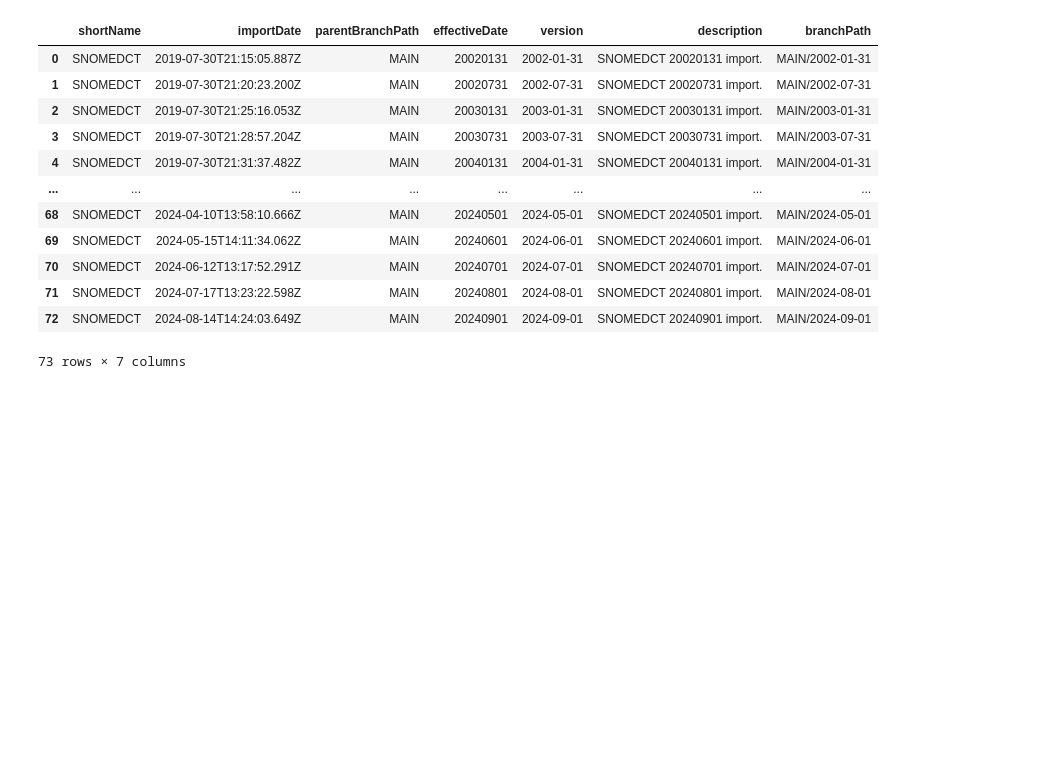
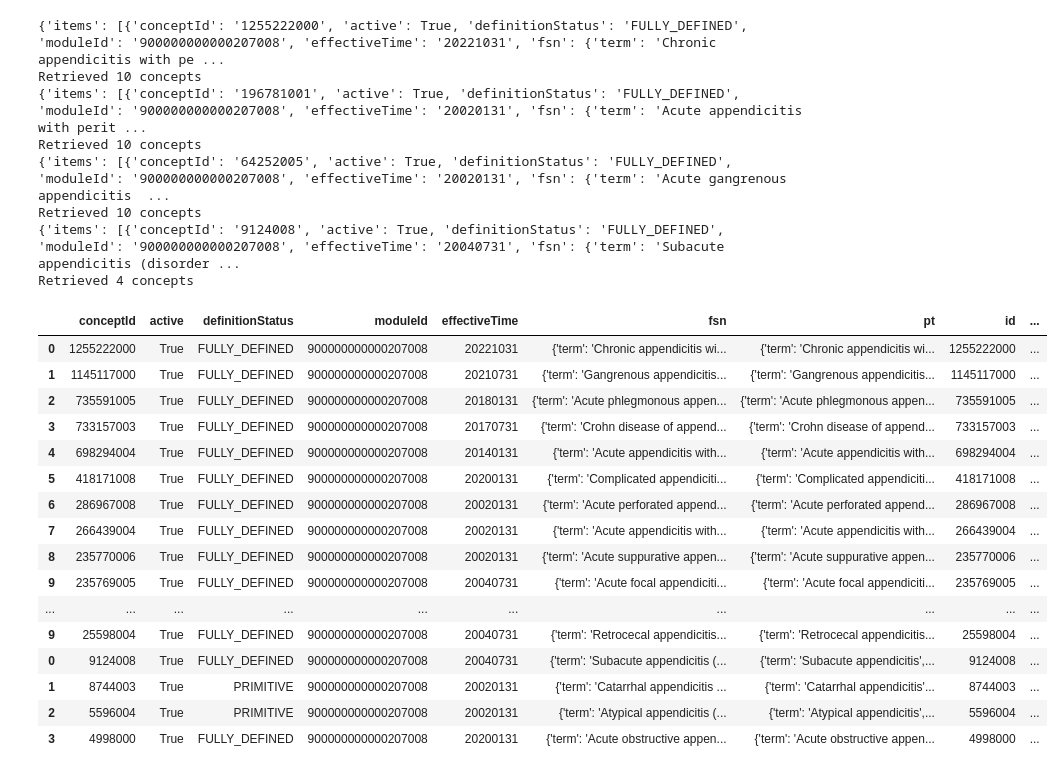
Before and after one commit to owen-dwyer/SNOquery, a Jupyter notebook: src/sandbox.ipynb, the cells around one changed output. Saved outputs shown, nothing was run; the diff lists cells and outputs as text; code cells hidden in the pictures; blank space fills up the shorter version.

Commit message:
Added querying functionality

```diff
--- a/src/sandbox.ipynb
+++ b/src/sandbox.ipynb
@@ -78,16 +125,0 @@ editions.head()
-# %%
-snomed_server.get_snomed_versions('SNOMEDCT')
-# %% [output]
-|  | shortName | importDate | parentBranchPath | effectiveDate | version | description | branchPath |
-| 0 | SNOMEDCT | 2019-07-30T21:15:05.887Z | MAIN | 20020131 | 2002-01-31 | SNOMEDCT 20020131 import. | MAIN/2002-01-31 |
-| 1 | SNOMEDCT | 2019-07-30T21:20:23.200Z | MAIN | 20020731 | 2002-07-31 | SNOMEDCT 20020731 import. | MAIN/2002-07-31 |
-| 2 | SNOMEDCT | 2019-07-30T21:25:16.053Z | MAIN | 20030131 | 2003-01-31 | SNOMEDCT 20030131 import. | MAIN/2003-01-31 |
-| 3 | SNOMEDCT | 2019-07-30T21:28:57.204Z | MAIN | 20030731 | 2003-07-31 | SNOMEDCT 20030731 import. | MAIN/2003-07-31 |
-| 4 | SNOMEDCT | 2019-07-30T21:31:37.482Z | MAIN | 20040131 | 2004-01-31 | SNOMEDCT 20040131 import. | MAIN/2004-01-31 |
-| ... | ... | ... | ... | ... | ... | ... | ... |
-| 68 | SNOMEDCT | 2024-04-10T13:58:10.666Z | MAIN | 20240501 | 2024-05-01 | SNOMEDCT 20240501 import. | MAIN/2024-05-01 |
-| 69 | SNOMEDCT | 2024-05-15T14:11:34.062Z | MAIN | 20240601 | 2024-06-01 | SNOMEDCT 20240601 import. | MAIN/2024-06-01 |
-| 70 | SNOMEDCT | 2024-06-12T13:17:52.291Z | MAIN | 20240701 | 2024-07-01 | SNOMEDCT 20240701 import. | MAIN/2024-07-01 |
-| 71 | SNOMEDCT | 2024-07-17T13:23:22.598Z | MAIN | 20240801 | 2024-08-01 | SNOMEDCT 20240801 import. | MAIN/2024-08-01 |
-| 72 | SNOMEDCT | 2024-08-14T14:24:03.649Z | MAIN | 20240901 | 2024-09-01 | SNOMEDCT 20240901 import. | MAIN/2024-09-01 |
-73 rows × 7 columns
@@ -95,0 +126,28 @@ snomed_server.set_branch('MAIN/2024-09-01')
+# %%
+snomed_server.query('<< 74400008 | Appendicitis (disorder) |')
+# %% [output]
+{'items': [{'conceptId': '1255222000', 'active': True, 'definitionStatus': 'FULLY_DEFINED', 'moduleId': '900000000000207008', 'effectiveTime': '20221031', 'fsn': {'term': 'Chronic appendicitis with pe ...
+Retrieved 10 concepts
+{'items': [{'conceptId': '196781001', 'active': True, 'definitionStatus': 'FULLY_DEFINED', 'moduleId': '900000000000207008', 'effectiveTime': '20020131', 'fsn': {'term': 'Acute appendicitis with perit ...
+Retrieved 10 concepts
+{'items': [{'conceptId': '64252005', 'active': True, 'definitionStatus': 'FULLY_DEFINED', 'moduleId': '900000000000207008', 'effectiveTime': '20020131', 'fsn': {'term': 'Acute gangrenous appendicitis  ...
+Retrieved 10 concepts
+{'items': [{'conceptId': '9124008', 'active': True, 'definitionStatus': 'FULLY_DEFINED', 'moduleId': '900000000000207008', 'effectiveTime': '20040731', 'fsn': {'term': 'Subacute appendicitis (disorder ...
+Retrieved 4 concepts
+|  | conceptId | active | definitionStatus | moduleId | effectiveTime | fsn | pt | id | ... |
+| 0 | 1255222000 | True | FULLY_DEFINED | 900000000000207008 | 20221031 | {'term': 'Chronic appendicitis wi... | {'term': 'Chronic appendicitis wi... | 1255222000 | ... |
+| 1 | 1145117000 | True | FULLY_DEFINED | 900000000000207008 | 20210731 | {'term': 'Gangrenous appendicitis... | {'term': 'Gangrenous appendicitis... | 1145117000 | ... |
+| 2 | 735591005 | True | FULLY_DEFINED | 900000000000207008 | 20180131 | {'term': 'Acute phlegmonous appen... | {'term': 'Acute phlegmonous appen... | 735591005 | ... |
+| 3 | 733157003 | True | FULLY_DEFINED | 900000000000207008 | 20170731 | {'term': 'Crohn disease of append... | {'term': 'Crohn disease of append... | 733157003 | ... |
+| 4 | 698294004 | True | FULLY_DEFINED | 900000000000207008 | 20140131 | {'term': 'Acute appendicitis with... | {'term': 'Acute appendicitis with... | 698294004 | ... |
+| 5 | 418171008 | True | FULLY_DEFINED | 900000000000207008 | 20200131 | {'term': 'Complicated appendiciti... | {'term': 'Complicated appendiciti... | 418171008 | ... |
+| 6 | 286967008 | True | FULLY_DEFINED | 900000000000207008 | 20020131 | {'term': 'Acute perforated append... | {'term': 'Acute perforated append... | 286967008 | ... |
+| 7 | 266439004 | True | FULLY_DEFINED | 900000000000207008 | 20020131 | {'term': 'Acute appendicitis with... | {'term': 'Acute appendicitis with... | 266439004 | ... |
+| 8 | 235770006 | True | FULLY_DEFINED | 900000000000207008 | 20020131 | {'term': 'Acute suppurative appen... | {'term': 'Acute suppurative appen... | 235770006 | ... |
+| 9 | 235769005 | True | FULLY_DEFINED | 900000000000207008 | 20040731 | {'term': 'Acute focal appendiciti... | {'term': 'Acute focal appendiciti... | 235769005 | ... |
+| ... | ... | ... | ... | ... | ... | ... | ... | ... | ... |
+| 9 | 25598004 | True | FULLY_DEFINED | 900000000000207008 | 20040731 | {'term': 'Retrocecal appendicitis... | {'term': 'Retrocecal appendicitis... | 25598004 | ... |
+| 0 | 9124008 | True | FULLY_DEFINED | 900000000000207008 | 20040731 | {'term': 'Subacute appendicitis (... | {'term': 'Subacute appendicitis',... | 9124008 | ... |
+| 1 | 8744003 | True | PRIMITIVE | 900000000000207008 | 20020131 | {'term': 'Catarrhal appendicitis ... | {'term': 'Catarrhal appendicitis'... | 8744003 | ... |
+| 2 | 5596004 | True | PRIMITIVE | 900000000000207008 | 20020131 | {'term': 'Atypical appendicitis (... | {'term': 'Atypical appendicitis',... | 5596004 | ... |
+| 3 | 4998000 | True | FULLY_DEFINED | 900000000000207008 | 20200131 | {'term': 'Acute obstructive appen... | {'term': 'Acute obstructive appen... | 4998000 | ... |
```
Also changed, not shown: parts of 3 cells of this notebook.
